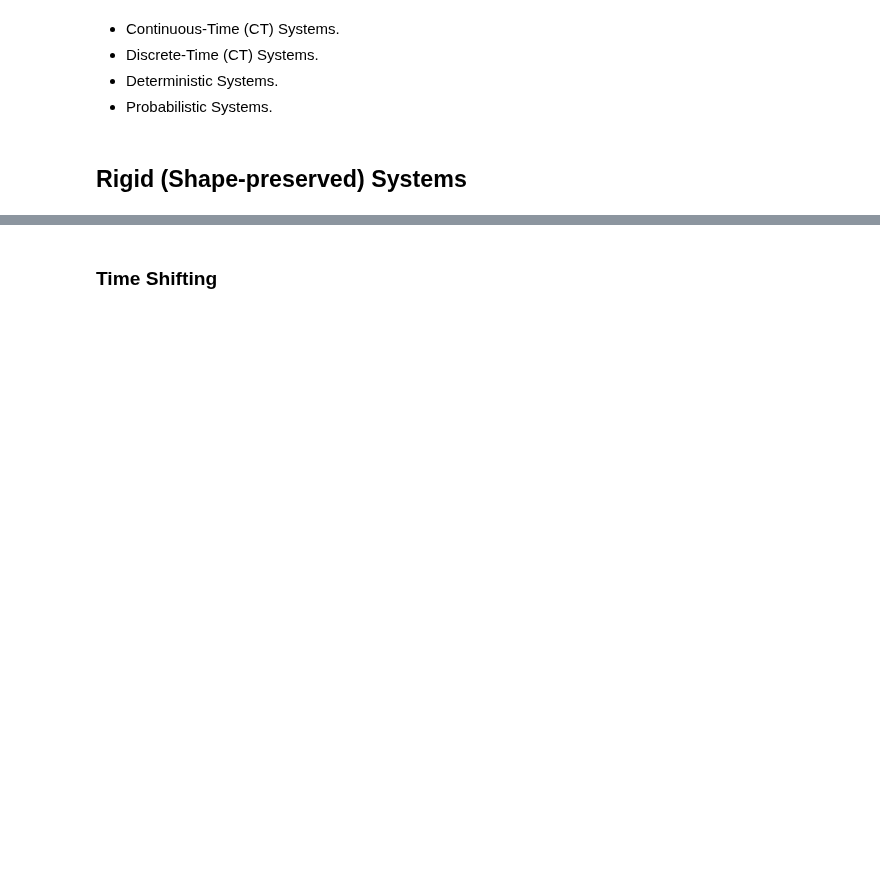
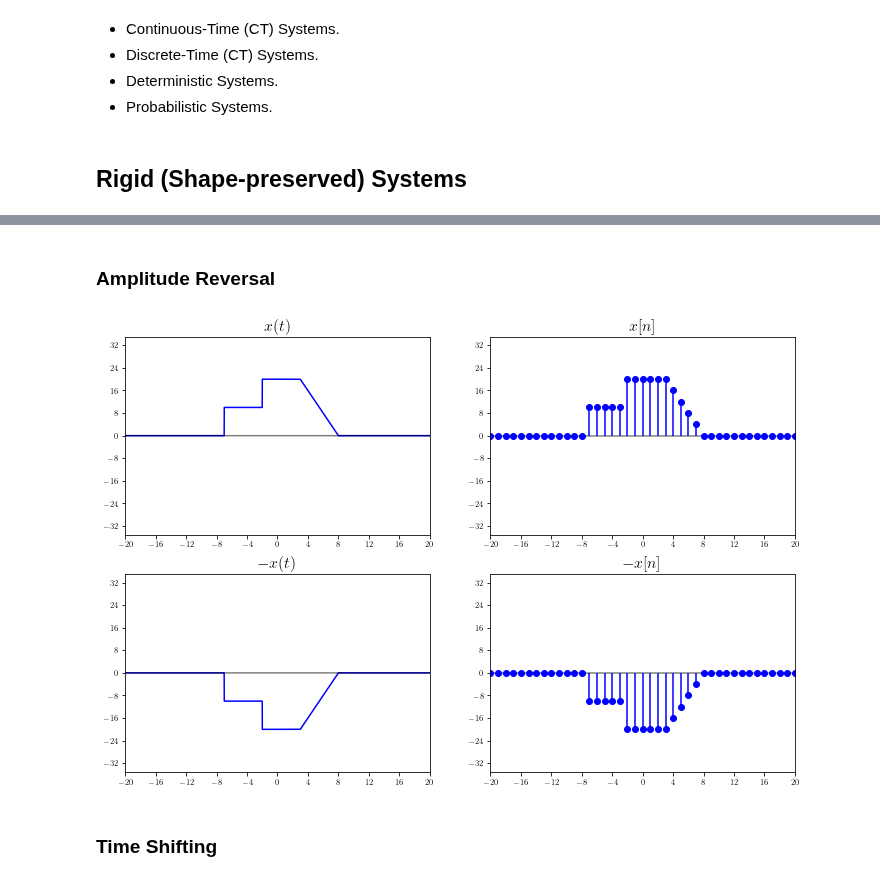
Before and after one commit to tmquan/ivcl, a Jupyter notebook: _sources/courses/dsp/systems.ipynb, the cells around one changed output, grey strips where cells are left out. Saved outputs shown, nothing was run; the diff lists cells and outputs as text; code cells hidden in the pictures; blank space fills up the shorter version.

```diff
--- a/_sources/courses/dsp/systems.ipynb
+++ b/_sources/courses/dsp/systems.ipynb
@@ -106,3 +151,37 @@ f = sp.Piecewise(
+# %% [markdown]
+### Amplitude Reversal
+# %%
+# HIDE/SHOW
+fig, ax = plt.subplots(
+    2, 2,
+    figsize=(12, 8),
+    # tight_layout=True,
+)
+
+a = -1
+mpl_axes_plot(ax[0][0], f, (t, -20, 20), color='b')
+ax[0][0].set_xlim(-20, 20, 0.2)
+ax[0][0].set_ylim(-35, 35, 0.2)
+ax[0][0].set_title(r'$x(t)$', fontsize=16)
+
+mpl_axes_stem(ax[0][1], f, (t, -30, 30, 1), linefmt='b', markerfmt='bo')
+ax[0][1].set_xlim(-20, 20, 0.2)
+ax[0][1].set_ylim(-35, 35, 0.2)
+ax[0][1].set_title(r'$x[n]$', fontsize=16)
+
+mpl_axes_plot(ax[1][0], -f, (t, -20, 20), color='b')
+ax[1][0].set_xlim(-20, 20, 0.2)
+ax[1][0].set_ylim(-35, 35, 0.2)
+ax[1][0].set_title(r'$-x(t)$', fontsize=16)
+
+mpl_axes_stem(ax[1][1], -f, (t, -30, 30, 1), linefmt='b', markerfmt='bo')
+ax[1][1].set_xlim(-20, 20, 0.2)
+ax[1][1].set_ylim(-35, 35, 0.2)
+ax[1][1].set_title(r'$-x[n]$', fontsize=16)
+
+plt.show()
+# %% [output]
+[figure, added]
 # %% [markdown]
 ### Time Shifting
 # %%
```
Also changed, not shown: parts of 3 cells of this notebook, 7 other files.
